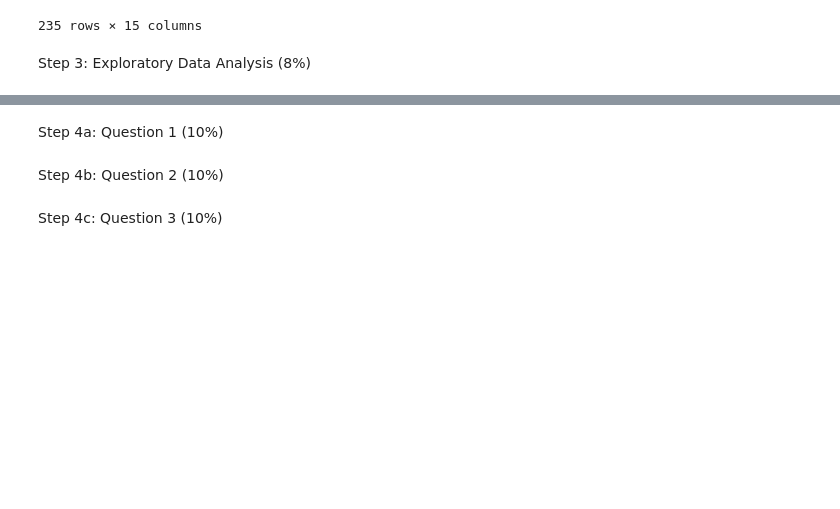
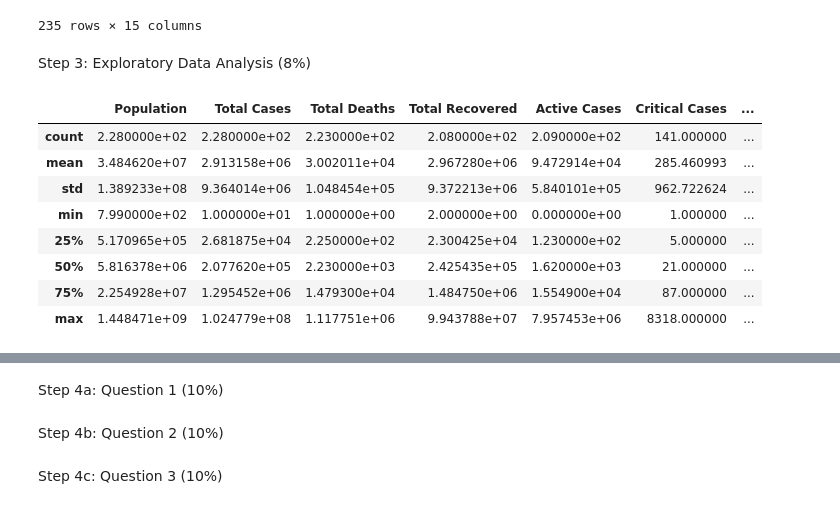
Before and after one commit to MJ-Peters/SDPA-Coursework, a Jupyter notebook: Data Analysis.ipynb, the cells around one changed output, grey strips where cells are left out. Saved outputs shown, nothing was run; the diff lists cells and outputs as text; code cells hidden in the pictures; blank space fills up the shorter version.

```diff
--- a/Data Analysis.ipynb
+++ b/Data Analysis.ipynb
@@ -147,4 +150,17 @@ df
 235 rows × 15 columns
 # %% [markdown]
 Step 3: Exploratory Data Analysis (8%)
+# %%
+# Displaying descriptive statistics
+df.loc["USA":].describe()  # Dont want continent totals included as these are just totals of other countries
+# %% [output]
+|  | Population | Total Cases | Total Deaths | Total Recovered | Active Cases | Critical Cases | ... |
+| count | 2.280000e+02 | 2.280000e+02 | 2.230000e+02 | 2.080000e+02 | 2.090000e+02 | 141.000000 | ... |
+| mean | 3.484620e+07 | 2.913158e+06 | 3.002011e+04 | 2.967280e+06 | 9.472914e+04 | 285.460993 | ... |
+| std | 1.389233e+08 | 9.364014e+06 | 1.048454e+05 | 9.372213e+06 | 5.840101e+05 | 962.722624 | ... |
+| min | 7.990000e+02 | 1.000000e+01 | 1.000000e+00 | 2.000000e+00 | 0.000000e+00 | 1.000000 | ... |
+| 25% | 5.170965e+05 | 2.681875e+04 | 2.250000e+02 | 2.300425e+04 | 1.230000e+02 | 5.000000 | ... |
+| 50% | 5.816378e+06 | 2.077620e+05 | 2.230000e+03 | 2.425435e+05 | 1.620000e+03 | 21.000000 | ... |
+| 75% | 2.254928e+07 | 1.295452e+06 | 1.479300e+04 | 1.484750e+06 | 1.554900e+04 | 87.000000 | ... |
+| max | 1.448471e+09 | 1.024779e+08 | 1.117751e+06 | 9.943788e+07 | 7.957453e+06 | 8318.000000 | ... |
 # %%
```
Also changed, not shown: parts of 5 cells of this notebook.
